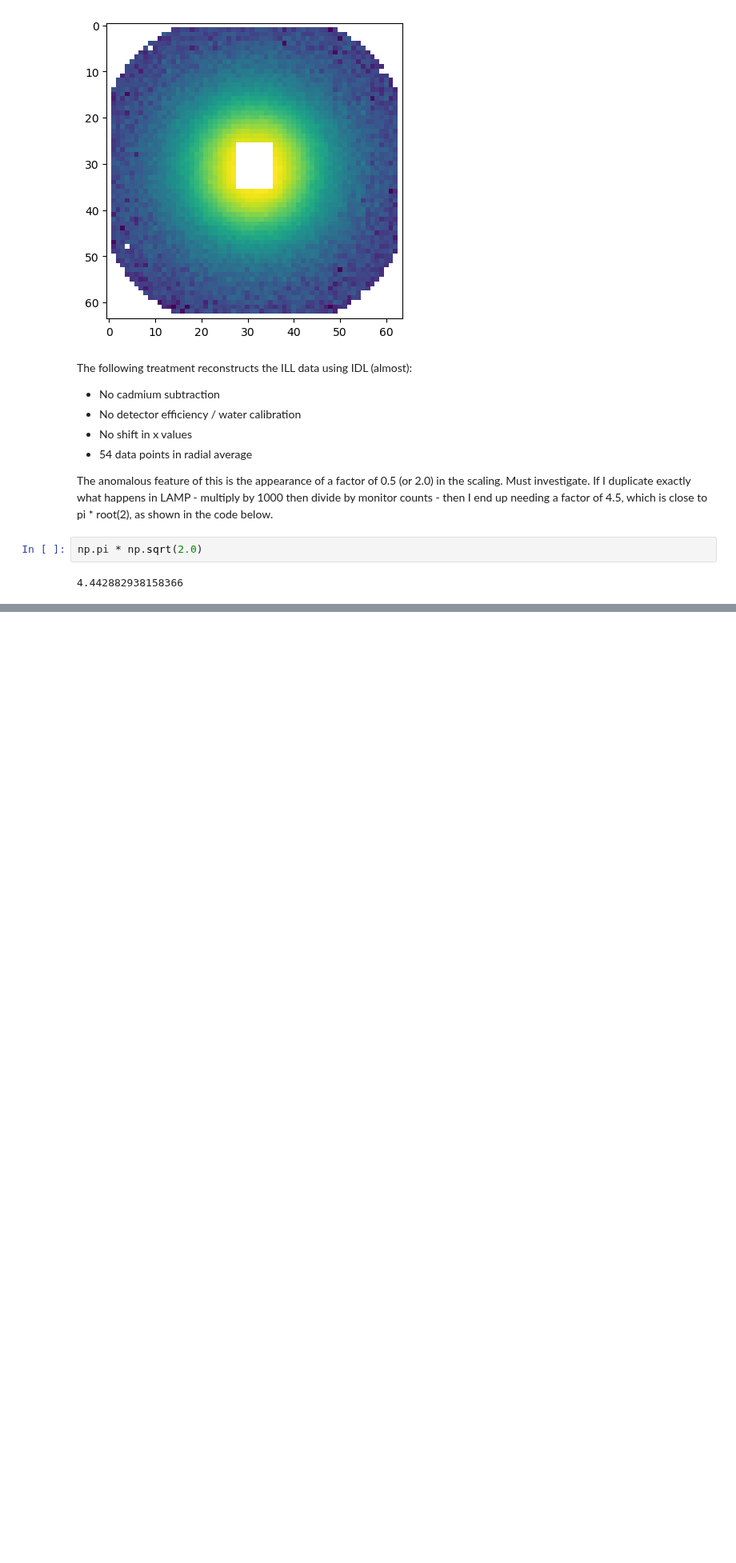
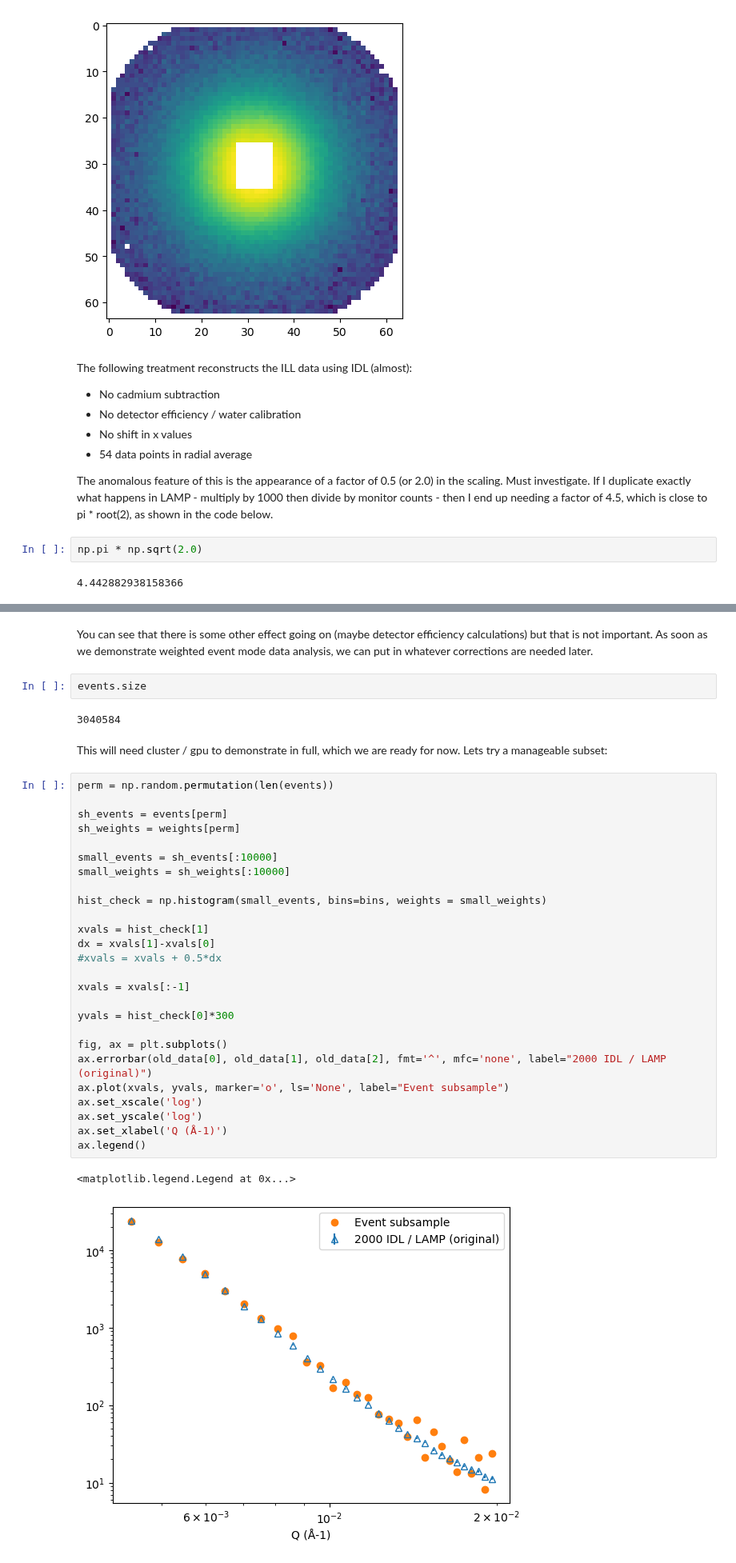
Before and after one commit to localoptimum/emtk, a Jupyter notebook: YMnFe2.ipynb, the cells around one changed output, grey strips where cells are left out. Shown at 80% size. Saved outputs shown, nothing was run; the diff lists cells and outputs as text; blank space fills up the shorter version.

```diff
--- a/YMnFe2.ipynb
+++ b/YMnFe2.ipynb
@@ -988,0 +1132,37 @@ This implies also that the least squares algorithm in lmfit is different to the
+# %% [markdown]
+You can see that there is some other effect going on (maybe detector efficiency calculations) but that is not important.  As soon as we demonstrate weighted event mode data analysis, we can put in whatever corrections are needed later.
+# %%
+events.size
+# %% [output]
+3040584
+# %% [markdown]
+This will need cluster / gpu to demonstrate in full, which we are ready for now.  Lets try a manageable subset:
+# %%
+perm = np.random.permutation(len(events))
+
+sh_events = events[perm]
+sh_weights = weights[perm]
+
+small_events = sh_events[:10000]
+small_weights = sh_weights[:10000]
+
+hist_check = np.histogram(small_events, bins=bins, weights = small_weights)
+
+xvals = hist_check[1]
+dx = xvals[1]-xvals[0]
+#xvals = xvals + 0.5*dx
+
+xvals = xvals[:-1]
+
+yvals = hist_check[0]*300
+
+fig, ax = plt.subplots()
+ax.errorbar(old_data[0], old_data[1], old_data[2], fmt='^', mfc='none', label="2000 IDL / LAMP (original)")
+ax.plot(xvals, yvals, marker='o', ls='None', label="Event subsample")
+ax.set_xscale('log')
+ax.set_yscale('log')
+ax.set_xlabel('Q (Å-1)')
+ax.legend()
+# %% [output]
+<matplotlib.legend.Legend at 0x...>
+[figure, added]
```
Also changed, not shown: parts of 14 cells of this notebook.
